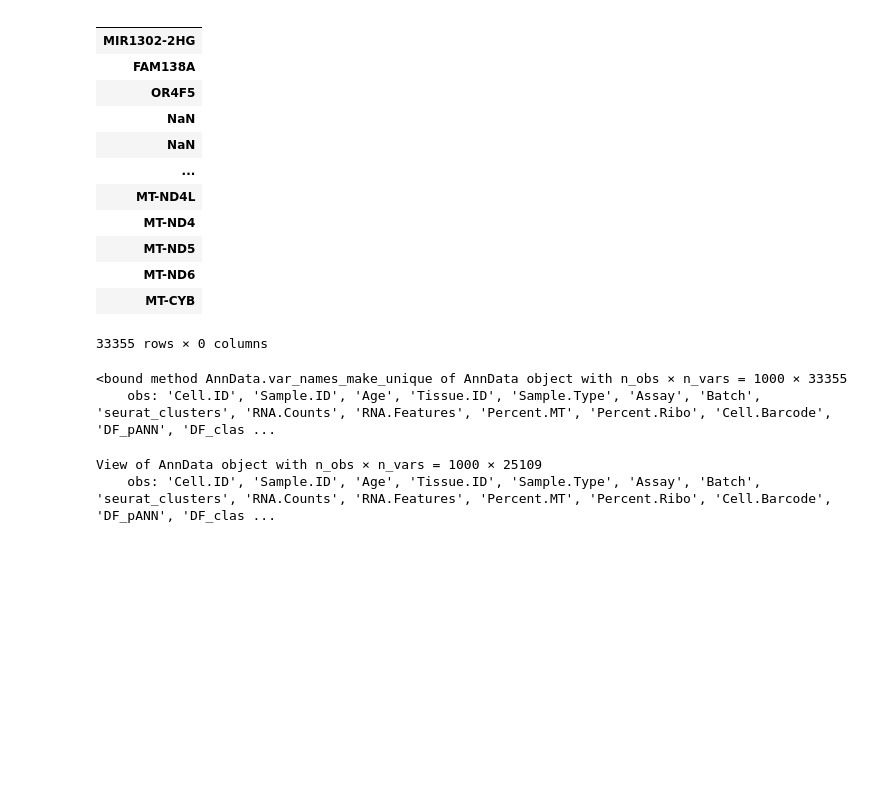
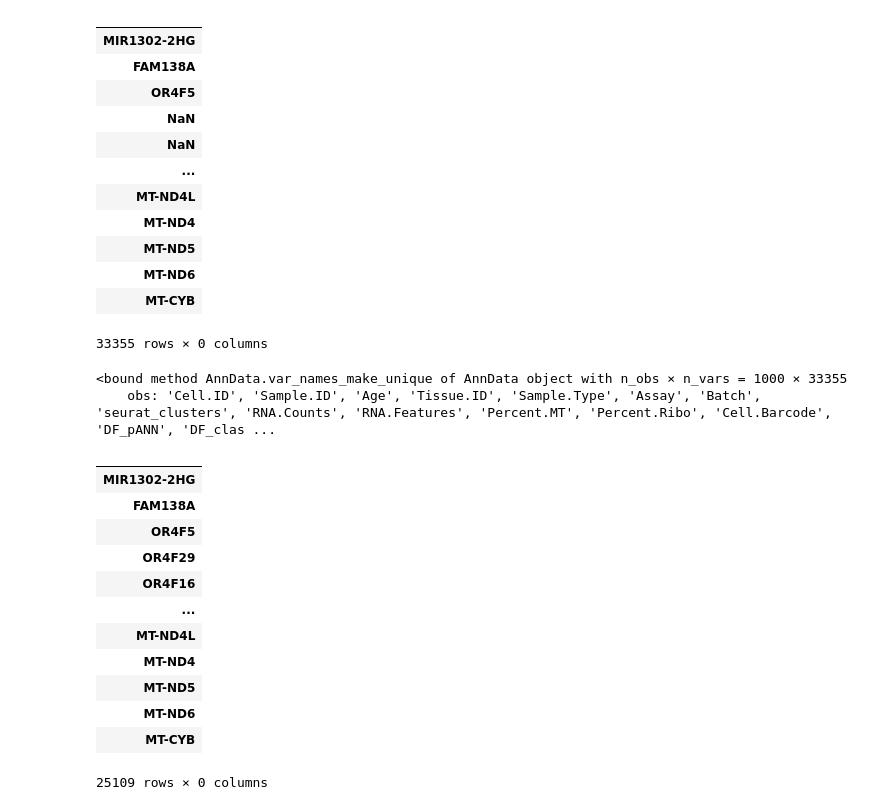
Before and after one commit to MerlinDassanayake/FigureOneLab, a Jupyter notebook: trevino/231226_trevino_anndata.ipynb, the cells around one changed output. Drawn from its saved outputs; the diff is of its cells as text; code cells hidden in the pictures; blank space fills up the shorter version.

```diff
--- a/trevino/231226_trevino_anndata.ipynb
+++ b/trevino/231226_trevino_anndata.ipynb
@@ -102,7 +133,18 @@ adata_dev = adata_dev[:, a]
 # %%
-adata_dev
+adata_dev.var
 # %% [output]
+|  |
+| MIR1302-2HG |
+| FAM138A |
+| OR4F5 |
+| OR4F29 |
+| OR4F16 |
+| ... |
+| MT-ND4L |
+| MT-ND4 |
+| MT-ND5 |
+| MT-ND6 |
+| MT-CYB |
-View of AnnData object with n_obs × n_vars = 1000 × 25109
-    obs: 'Cell.ID', 'Sample.ID', 'Age', 'Tissue.ID', 'Sample.Type', 'Assay', 'Batch', 'seurat_clusters', 'RNA.Counts', 'RNA.Features', 'Percent.MT', 'Percent.Ribo', 'Cell.Barcode', 'DF_pANN', 'DF_clas ...
+25109 rows × 0 columns
 # %%
 %%time
```
Also changed, not shown: parts of 13 cells of this notebook, 1 other file.
